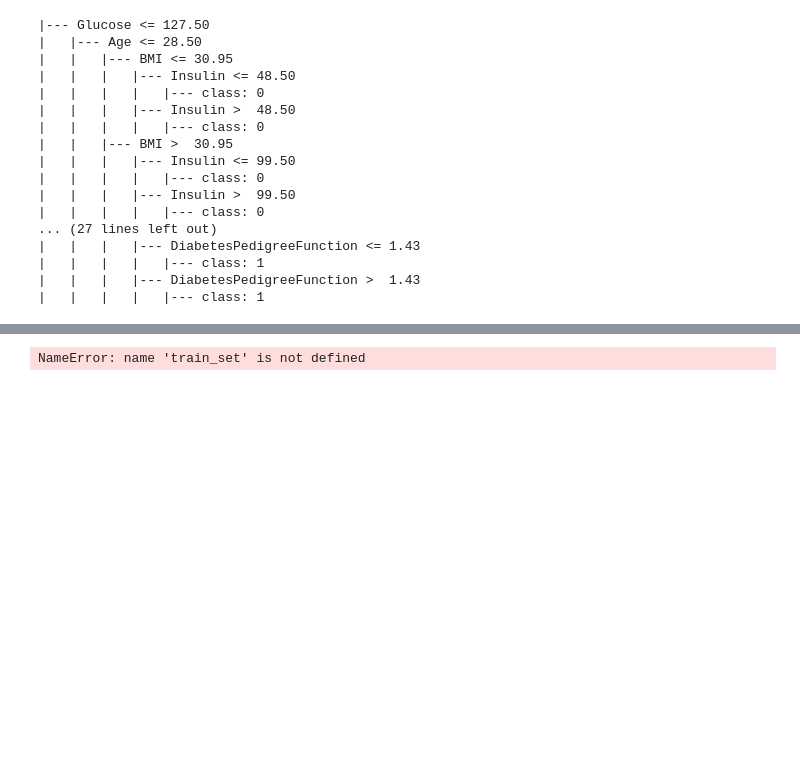
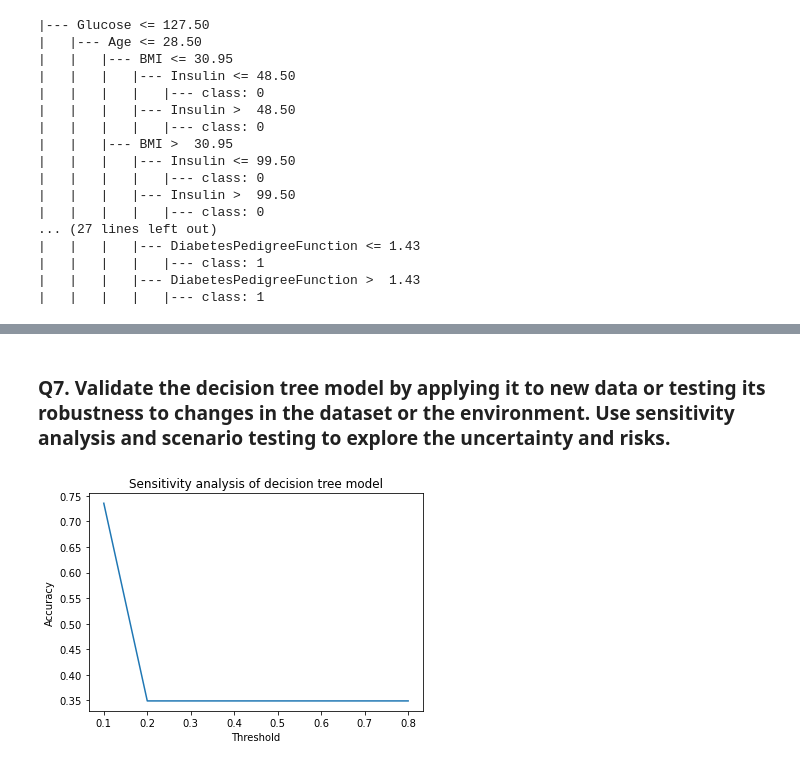
Before and after one commit to Srivastava0109Yash/5th-April-Assignment, a Jupyter notebook: 5th April Assignment.ipynb, the cells around one changed output, grey strips where cells are left out. Saved outputs shown, nothing was run; the diff lists cells and outputs as text; code cells hidden in the pictures; blank space fills up the shorter version.

```diff
--- a/5th April Assignment.ipynb
+++ b/5th April Assignment.ipynb
@@ -318,19 +334,21 @@ print(tree_rules)
+# %% [markdown]
+### Q7. Validate the decision tree model by applying it to new data or testing its robustness to changes in the dataset or the environment. Use sensitivity analysis and scenario testing to explore the uncertainty and risks.
 # %%
 # Vary the threshold values of the decision tree
 threshold_values = np.arange(0.1, 0.9, 0.1)
 accuracy_scores = []
 
 for threshold in threshold_values:
     dt_model = DecisionTreeClassifier(criterion='entropy', max_depth=4, min_samples_split=20, min_samples_leaf=10, class_weight='balanced', random_state=42, ccp_alpha=threshold)
-    dt_model.fit(train_set.drop('diabetes', axis=1), train_set['diabetes'])
-    y_pred = dt_model.predict(test_set.drop('diabetes', axis=1))
-    accuracy = accuracy_score(test_set['diabetes'], y_pred)
+    dt_model.fit(df.drop('Outcome', axis=1), df['Outcome'])
+    y_pred = dt_model.predict(df.drop('Outcome', axis=1))
+    accuracy = accuracy_score(df['Outcome'], y_pred)
     accuracy_scores.append(accuracy)
 
 plt.plot(threshold_values, accuracy_scores)
 plt.xlabel('Threshold')
 plt.ylabel('Accuracy')
 plt.title('Sensitivity analysis of decision tree model')
 plt.show()
 # %% [output]
-NameError: name 'train_set' is not defined
+[figure, added]
```
Also changed, not shown: parts of 2 cells of this notebook.
